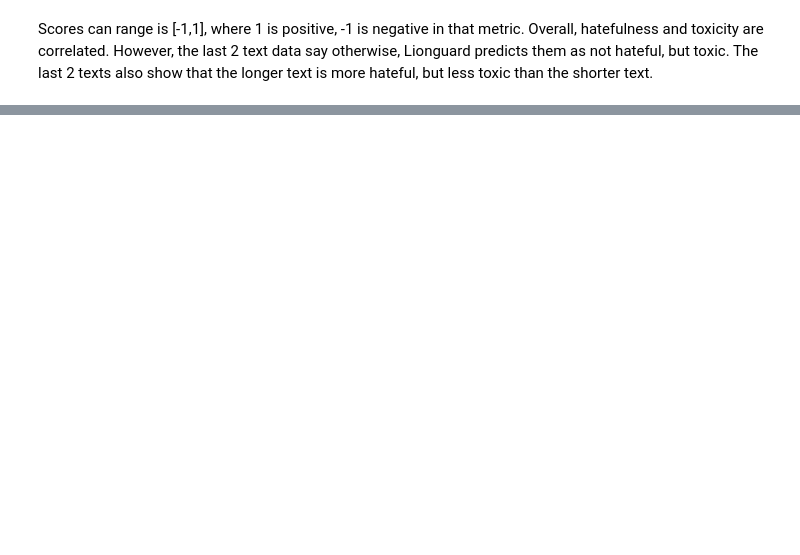
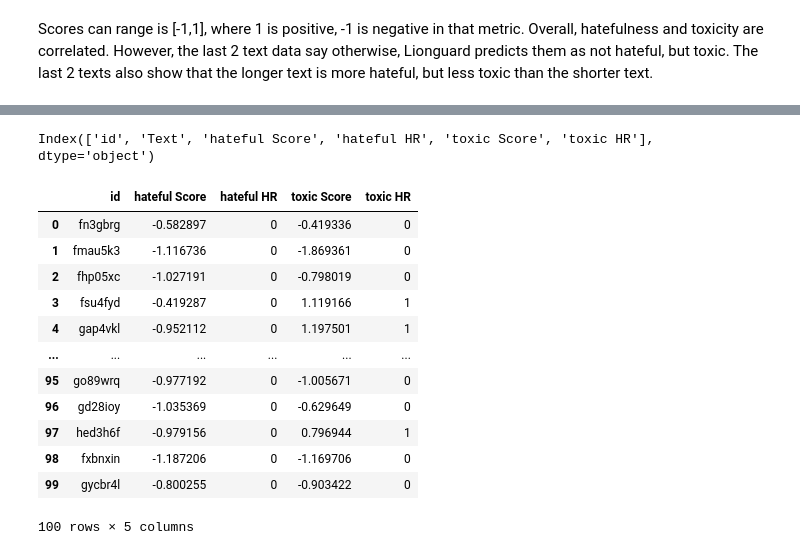
Before and after one commit to rhyden-kx/DSA4264, a Jupyter notebook: lionguard_toxicity_analysis.ipynb, the cells around one changed output, grey strips where cells are left out. Saved outputs shown, nothing was run; the diff lists cells and outputs as text; code cells hidden in the pictures; blank space fills up the shorter version.

```diff
--- a/lionguard_toxicity_analysis.ipynb
+++ b/lionguard_toxicity_analysis.ipynb
@@ -233,0 +286,5 @@ Scores can range is [-1,1], where 1 is positive, -1 is negative in that metric.
+# %%
+# Ensure text is clean and all entries are strings
+mid_reddit_df['text'] = mid_reddit_df['text'].fillna('').astype(str)
+batch_text = mid_reddit_df['text'].tolist()
+batch_id = mid_reddit_df['id'].tolist()
@@ -233,0 +343,5 @@ Scores can range is [-1,1], where 1 is positive, -1 is negative in that metric.
+# %%
+# See column names
+print(mid_results_df.columns)
+# %% [output]
+Index(['id', 'Text', 'hateful Score', 'hateful HR', 'toxic Score', 'toxic HR'], dtype='object')
@@ -233,0 +351,16 @@ Scores can range is [-1,1], where 1 is positive, -1 is negative in that metric.
+# %%
+condensed_mid_results_df
+# %% [output]
+|  | id | hateful Score | hateful HR | toxic Score | toxic HR |
+| 0 | fn3gbrg | -0.582897 | 0 | -0.419336 | 0 |
+| 1 | fmau5k3 | -1.116736 | 0 | -1.869361 | 0 |
+| 2 | fhp05xc | -1.027191 | 0 | -0.798019 | 0 |
+| 3 | fsu4fyd | -0.419287 | 0 | 1.119166 | 1 |
+| 4 | gap4vkl | -0.952112 | 0 | 1.197501 | 1 |
+| ... | ... | ... | ... | ... | ... |
+| 95 | go89wrq | -0.977192 | 0 | -1.005671 | 0 |
+| 96 | gd28ioy | -1.035369 | 0 | -0.629649 | 0 |
+| 97 | hed3h6f | -0.979156 | 0 | 0.796944 | 1 |
+| 98 | fxbnxin | -1.187206 | 0 | -1.169706 | 0 |
+| 99 | gycbr4l | -0.800255 | 0 | -0.903422 | 0 |
+100 rows × 5 columns
```
Also changed, not shown: parts of 30 cells of this notebook.
